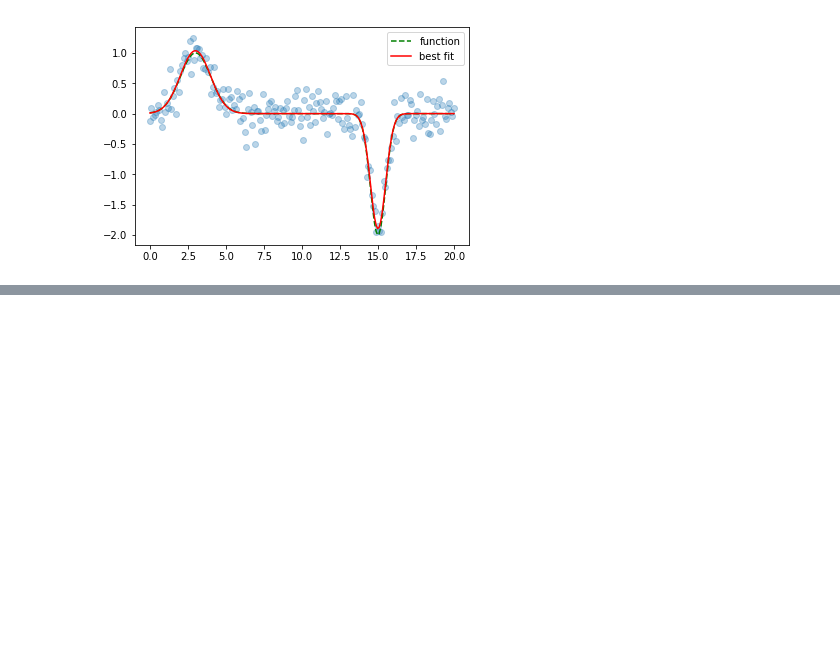
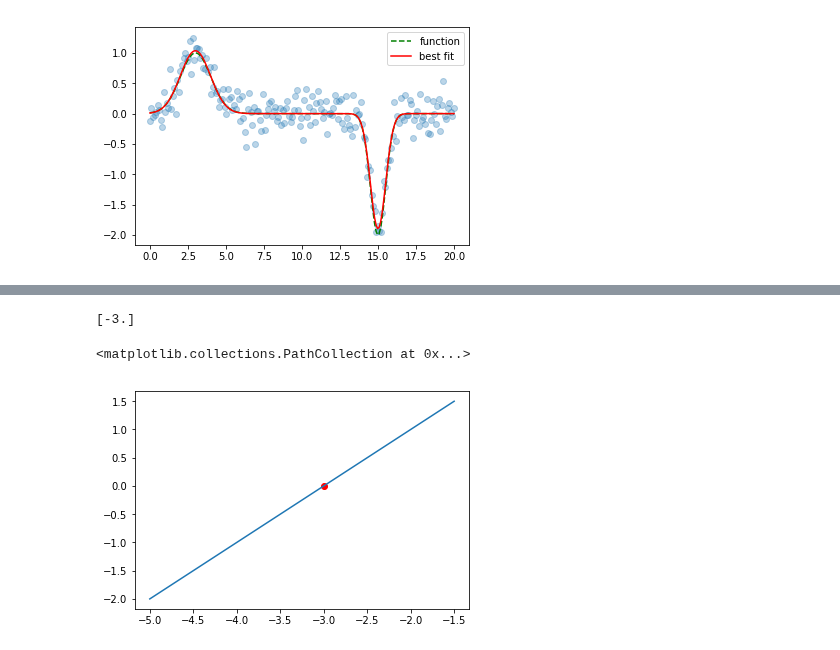
Before and after one commit to vinalyan/Data-Science, a Jupyter notebook: Python/SciPy.ipynb, the cells around one changed output, grey strips where cells are left out. Drawn from its saved outputs; the diff is of its cells as text; code cells hidden in the pictures; blank space fills up the shorter version.

```diff
--- a/Python/SciPy.ipynb
+++ b/Python/SciPy.ipynb
@@ -149,0 +149,21 @@ Object `//` not found.
+# %%
+from scipy.optimize import fsolve
+import numpy as np
+
+line = lambda x: x + 3
+
+solution = fsolve(line, -2) # Find the roots of a function.
+print (solution)
+# %% [output]
+[-3.]
+# %%
+# let's make a sample
+x = np.linspace(-5, -1.5, 6)
+y = line(x)
+fig = plt.figure()
+ax = fig.add_subplot(1,1,1)
+ax.plot(x,y)
+ax.scatter(solution, line(solution), c="r")
+# %% [output]
+<matplotlib.collections.PathCollection at 0x...>
+[figure, added]
```
Also changed, not shown: parts of 8 cells of this notebook.
